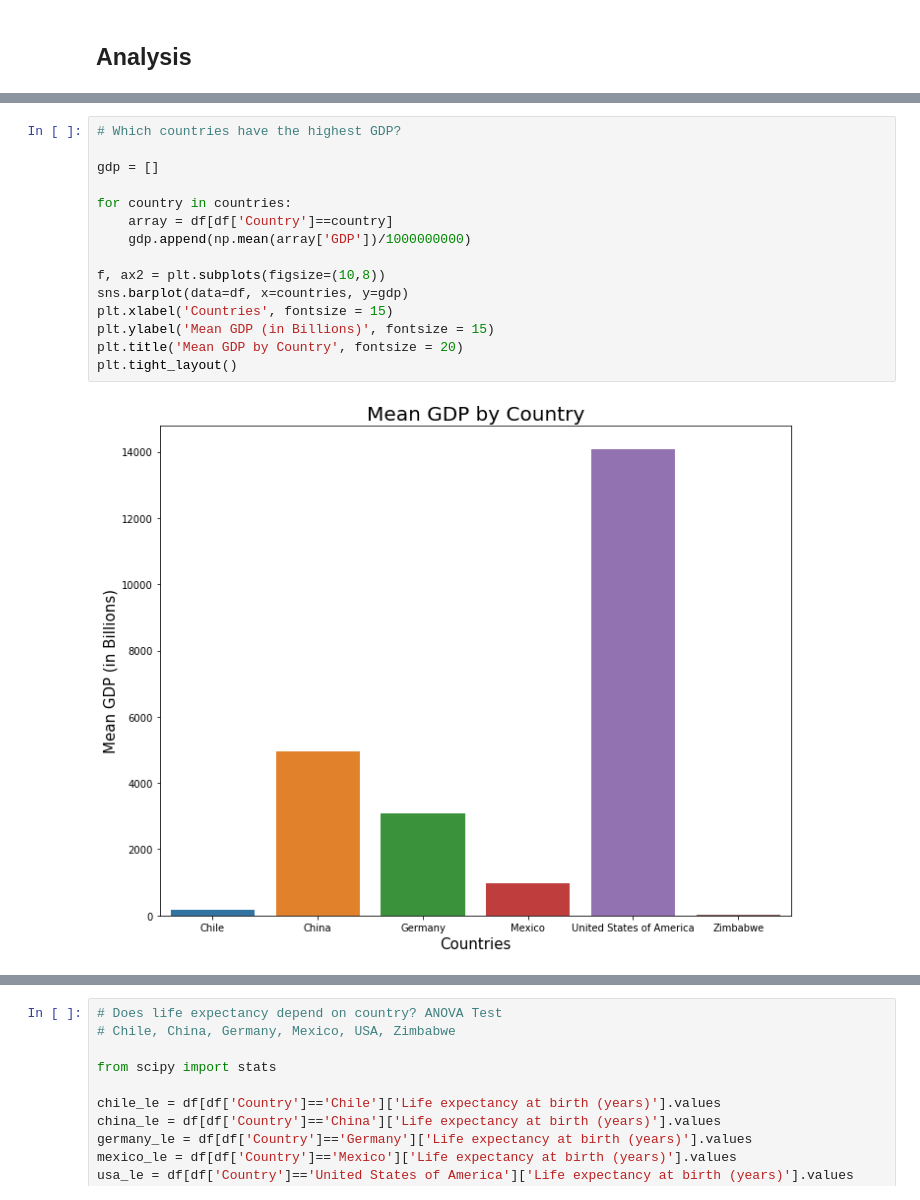
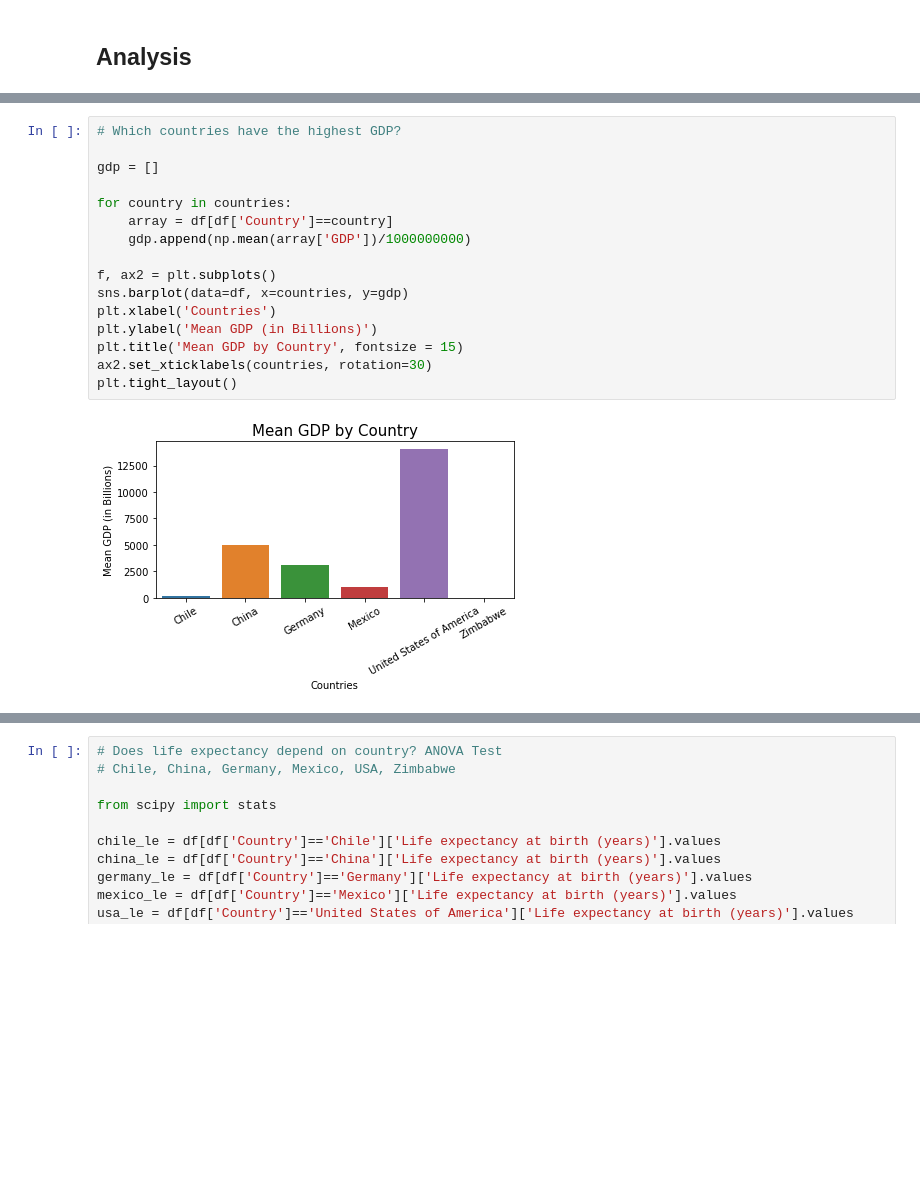
Before and after one commit to hillharmonic/Life-Expectancy-and-GDP-Project, a Jupyter notebook: life_expectancy_gdp.ipynb, the cells around one changed output, grey strips where cells are left out. Cells and saved outputs as stored; diff of their text form; blank space fills up the shorter version.

```diff
--- a/life_expectancy_gdp.ipynb
+++ b/life_expectancy_gdp.ipynb
@@ -60,20 +75,21 @@ plt.tight_layout()
 # %%
 # Which countries have the highest GDP?
 
 gdp = []
 
 for country in countries:
     array = df[df['Country']==country]
     gdp.append(np.mean(array['GDP'])/1000000000)
 
-f, ax2 = plt.subplots(figsize=(10,8))
+f, ax2 = plt.subplots()
 sns.barplot(data=df, x=countries, y=gdp)
-plt.xlabel('Countries', fontsize = 15)
-plt.ylabel('Mean GDP (in Billions)', fontsize = 15)
-plt.title('Mean GDP by Country', fontsize = 20)
+plt.xlabel('Countries')
+plt.ylabel('Mean GDP (in Billions)')
+plt.title('Mean GDP by Country', fontsize = 15)
+ax2.set_xticklabels(countries, rotation=30)
 plt.tight_layout()
 # %% [output]
-[figure, old version]
+[figure, new version]
 # %%
 # Is there a correlation between GDP and Life Expectancy?
 
```
Also changed, not shown: parts of 8 cells of this notebook.
